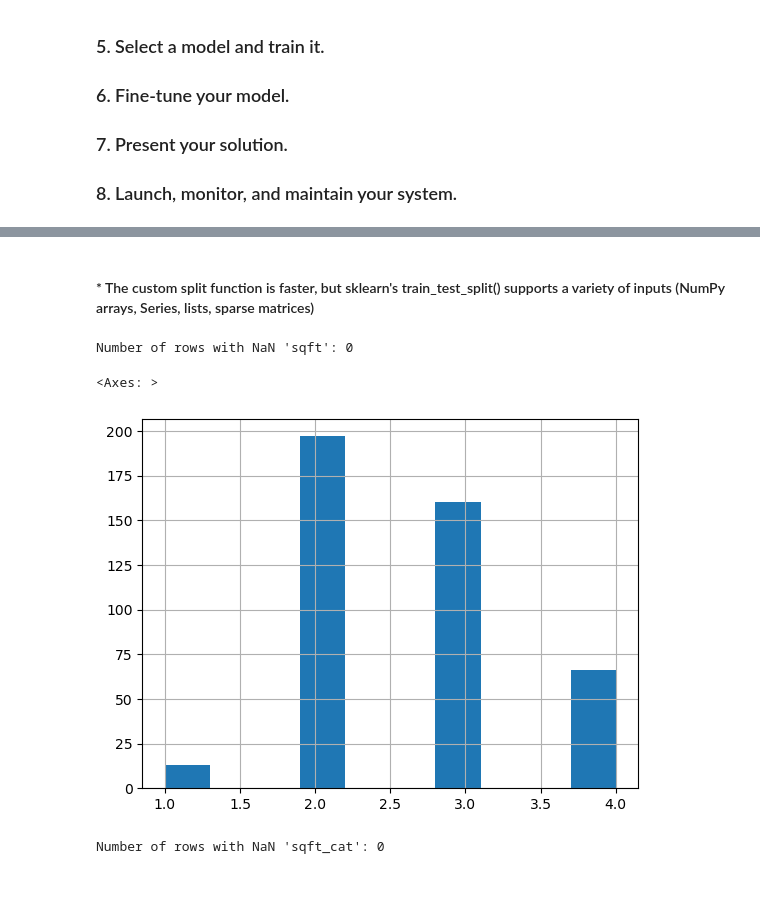
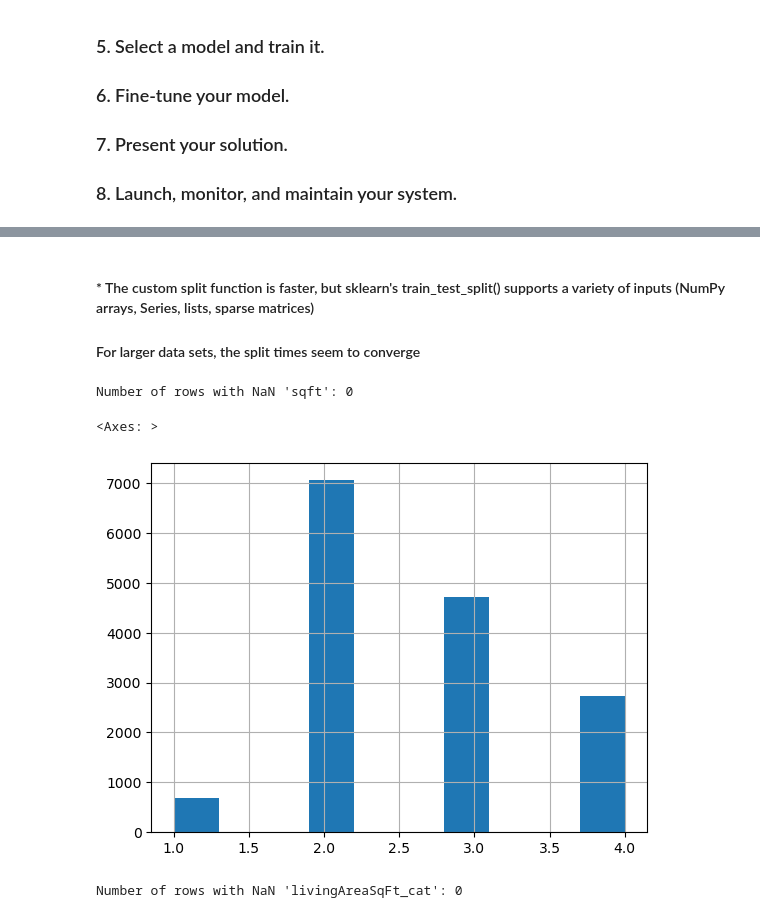
Before and after one commit to ojw92/HandsonML, a Jupyter notebook: ch2.ipynb, the cells around one changed output, grey strips where cells are left out. Cells and saved outputs as stored; diff of their text form; code cells hidden in the pictures; blank space fills up the shorter version.

```diff
--- a/ch2.ipynb
+++ b/ch2.ipynb
@@ -41,14 +41,24 @@ import timeit
 # Download the dataset
 
 # Define project paths
-PROJECT_DIR = Path(r"C:\Users\ohjin\OneDrive\문서\Python\HandsonML")
-DATASET_NAME = "kanchana1990/texas-real-estate-trends-2024-500-listings"
+PROJECT_DIR = Path(r"C:\Users\ohjin\OneDrive\문서\GitHub\HandsonML")
+DATASET_NAME = "ericpierce/austinhousingprices"
 
 # Change to project directory
 os.makedirs(PROJECT_DIR, exist_ok=True)
 os.chdir(PROJECT_DIR)
 
 def fetch_and_extract_housing_data(project_dir=PROJECT_DIR, dataset_name=DATASET_NAME):
+    """
+    Downloads dataset from Kaggle using API
+    """
+    # Check if file already exists from previous download
+    csv_files = list(project_dir.glob("*.csv"))
+    if any(f.name == "austinHousingData.csv" for f in csv_files):
+        print(f"Dataset already exists: {[csv.name for csv in csv_files]}")
+        print("Skipping download and extraction.")
+        return csv_files[0]
+
     # Download dataset from Kaggle
     print("Downloading dataset from Kaggle...")
     kaggle.api.dataset_download_files(dataset_name, path=project_dir, unzip=False)
@@ -108,6 +131,6 @@ df.head()
 # %%
 # Drop NA values
-df = df.dropna(subset=["sqft"])
+df = df.dropna(subset=["livingAreaSqFt"])
 # %%
 df.info()
 # %% [output]
@@ -192,28 +230,29 @@ Scikit-learn split time (100 runs): 0.0449 seconds
 # %% [markdown]
 #### * The custom split function is faster, but sklearn's train_test_split() supports a variety of inputs (NumPy arrays, Series, lists, sparse matrices)
+#### For larger data sets, the split times seem to converge
 # %%
 # Histogram of square footage categories
 
-print(f"Number of rows with NaN 'sqft': {df['sqft'].isna().sum()}")
-# df[df["sqft_cat"].isna()]             # displays those rows
-df = df.dropna(subset=["sqft"])     # drop rows with NaN in 'sqft_cat'
+print(f"Number of rows with NaN 'sqft': {df['livingAreaSqFt'].isna().sum()}")
+# df[df["livingAreaSqFt_cat"].isna()]             # displays those rows
+df = df.dropna(subset=["livingAreaSqFt"])     # drop rows with NaN in 'livingAreaSqFt_cat'
 
-df["sqft_cat"] = pd.cut(df["sqft"],
+df["livingAreaSqFt_cat"] = pd.cut(df["livingAreaSqFt"],
                                bins=[0., 1000., 2000., 3000., np.inf],
                                labels=[1, 2, 3, 4,])
-df["sqft_cat"].hist()
+df["livingAreaSqFt_cat"].hist()
 # %% [output]
 Number of rows with NaN 'sqft': 0
 <Axes: >
-[figure, old version]
+[figure, new version]
 # %%
-# Check for rows with NaN for 'sqft_cat'
+# Check for rows with NaN for 'livingAreaSqFt_cat'
 
-print(f"Number of rows with NaN 'sqft_cat': {df['sqft_cat'].isna().sum()}")
-# df[df["sqft_cat"].isna()]             # displays those rows
-df = df.dropna(subset=["sqft_cat"])     # drop rows with NaN in 'sqft_cat'
+print(f"Number of rows with NaN 'livingAreaSqFt_cat': {df['livingAreaSqFt_cat'].isna().sum()}")
+# df[df["livingAreaSqFt_cat"].isna()]             # displays those rows
+df = df.dropna(subset=["livingAreaSqFt_cat"])     # drop rows with NaN in 'livingAreaSqFt_cat'
 # %% [output]
-Number of rows with NaN 'sqft_cat': 0
+Number of rows with NaN 'livingAreaSqFt_cat': 0
 # %%
 from sklearn.model_selection import StratifiedShuffleSplit
 
```
Also changed, not shown: parts of 20 cells of this notebook.
